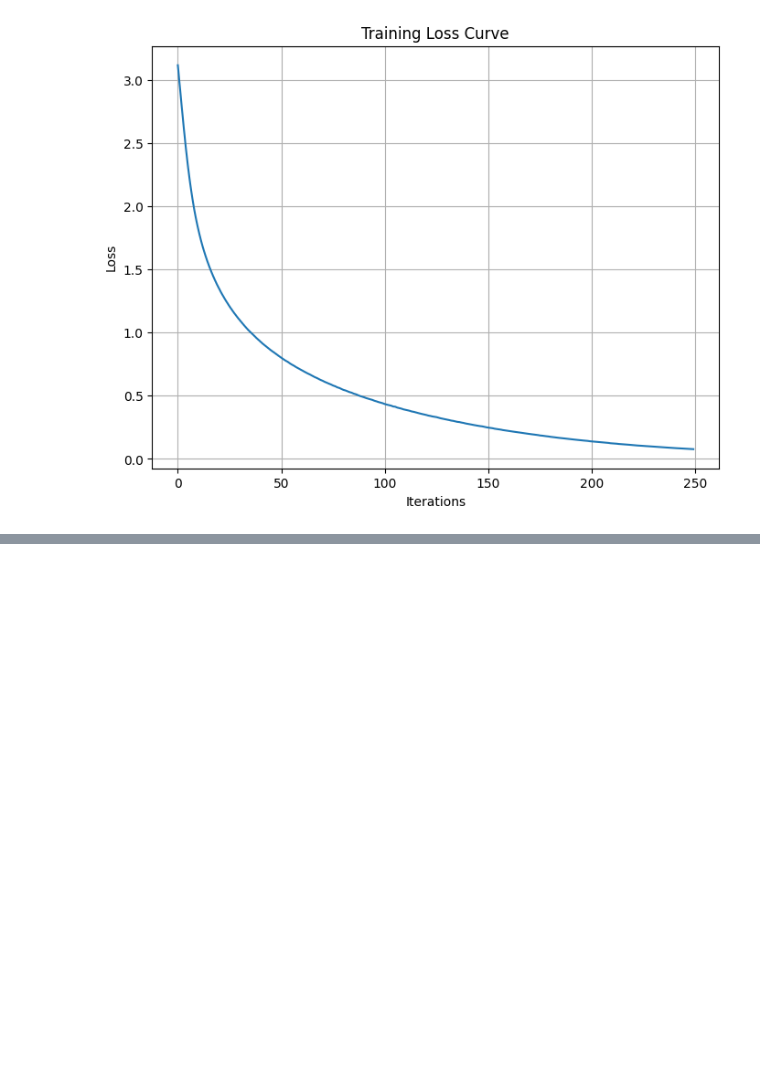
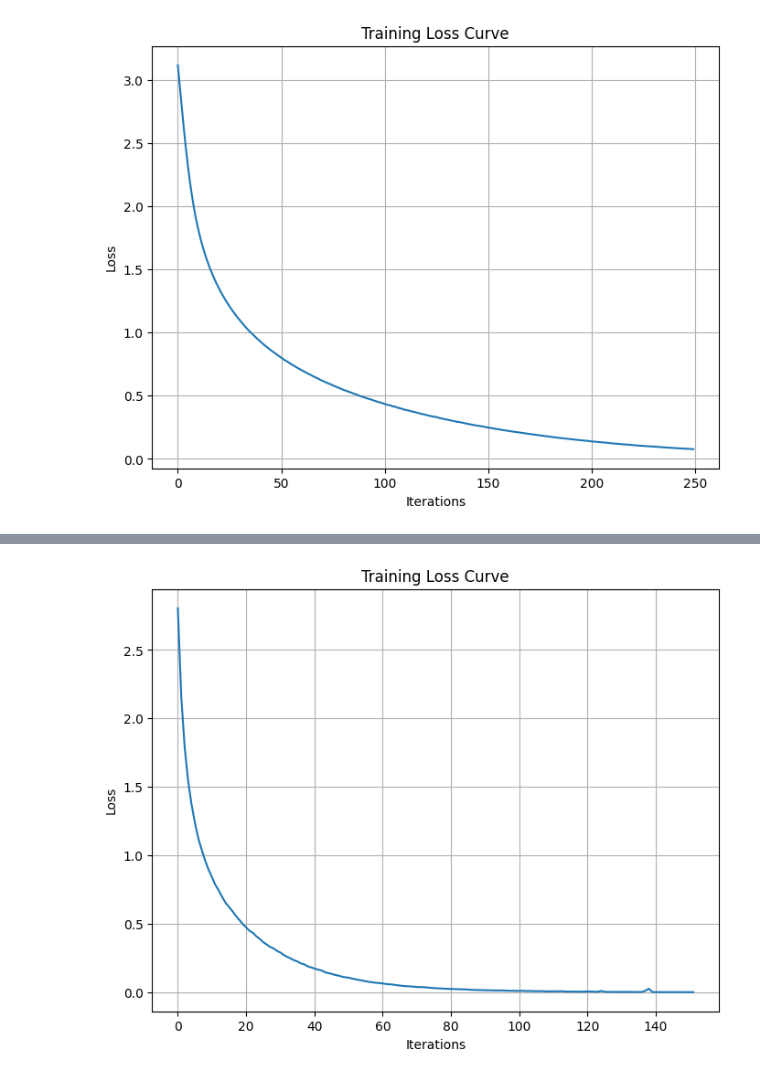
Before and after one commit to eleftheriaa/American-Sign-Language-Detection, a Jupyter notebook: nn/main_model.ipynb, the cells around one changed output, grey strips where cells are left out. Drawn from its saved outputs; the diff is of its cells as text; code cells hidden in the pictures; blank space fills up the shorter version.

```diff
--- a/nn/main_model.ipynb
+++ b/nn/main_model.ipynb
@@ -181,3 +127,26 @@ Iteration 248, loss = 0.07875697
 Iteration 249, loss = 0.07806559
 Iteration 250, loss = 0.07740915
 [figure]
+# %%
+neural_net_model = MLPClassifier(
+        hidden_layer_sizes=(64),
+        activation='relu',
+        solver='adam',
+        # alpha=0.001,
+        learning_rate_init=0.001,
+        verbose=True,
+        random_state=42,
+        tol = 0.002
+        # max_iter=500
+    )
+
+# Start the training
+neural_net_model.fit(X_train, y_train)
+plt.figure(figsize=(8,6))
+plt.plot(neural_net_model.loss_curve_)
+plt.title("Training Loss Curve")
+plt.xlabel("Iterations")
+plt.ylabel("Loss")
+plt.grid()
+plt.show()
+# %% [output]
@@ -184,3 +170,4 @@ Iteration 250, loss = 0.07740915
+[figure, added]
 # %%
 # Print the number of iterations the model ran before converging
 print(f"Model converged in {neural_net_model.n_iter_} iterations.")
```
Also changed, not shown: parts of 11 cells of this notebook.
